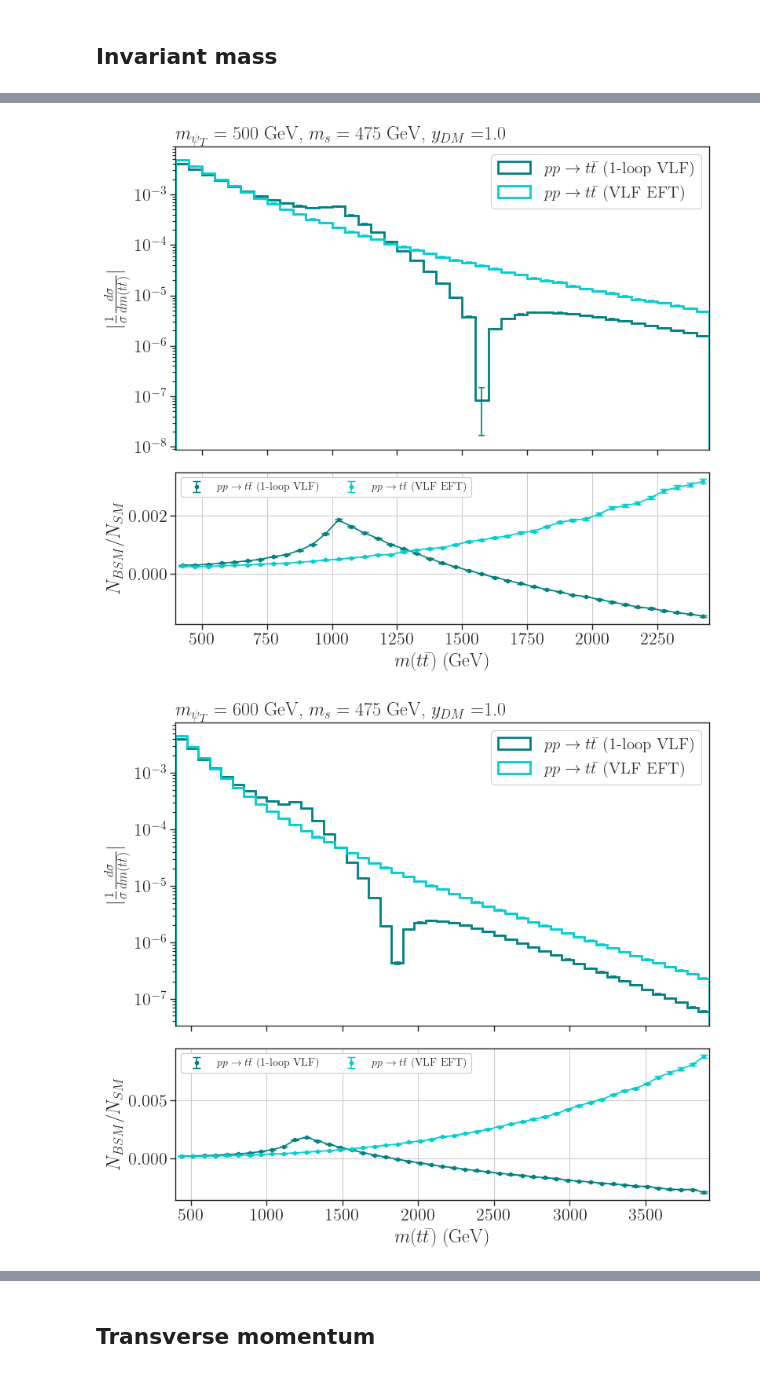
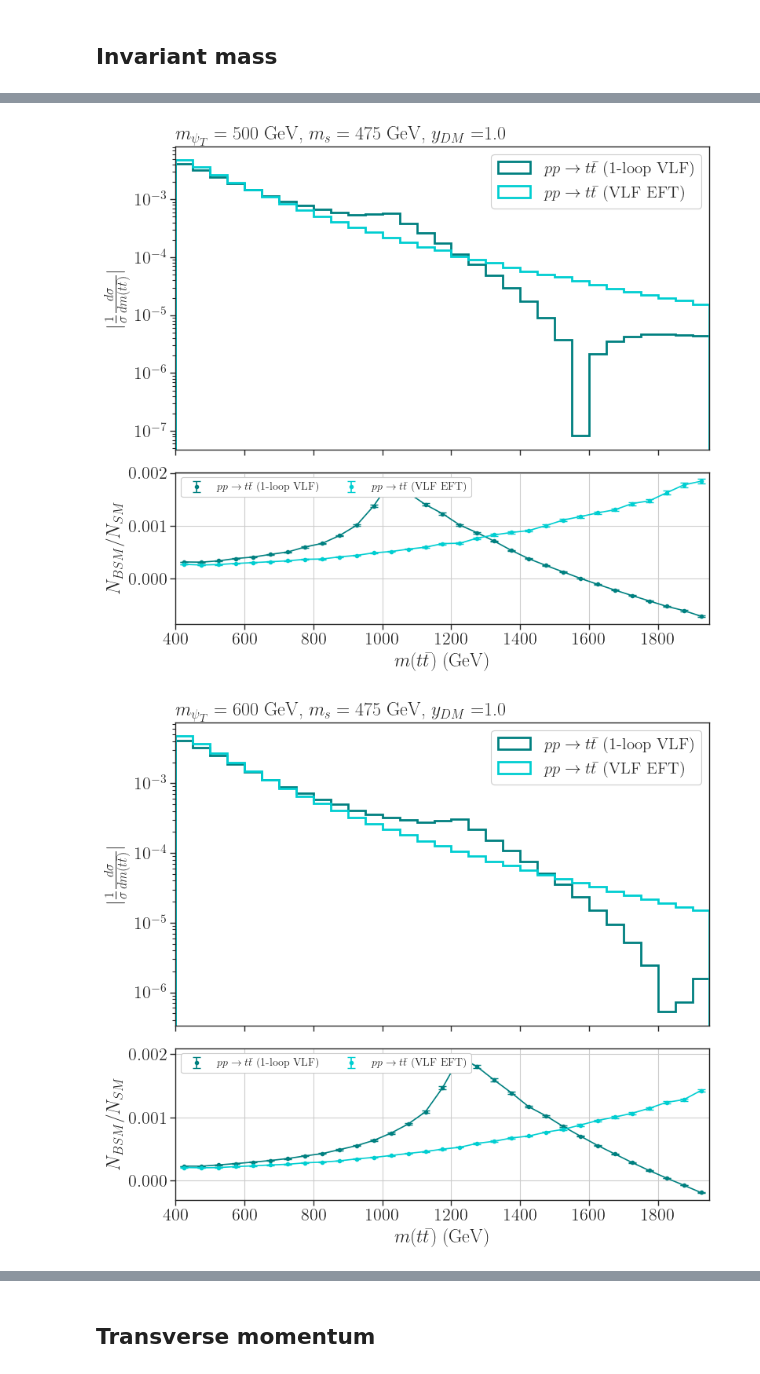
Before and after one commit to viniciusrocca/EFT_ToyModel, a Jupyter notebook: Plots/Distributions_exp_bias.ipynb, the cells around one changed output, grey strips where cells are left out. Saved outputs shown, nothing was run; the diff lists cells and outputs as text; code cells hidden in the pictures.

Commit message:
Fixed the normalization of the histograms in the article distributions

```diff
--- a/Plots/Distributions_exp_bias.ipynb
+++ b/Plots/Distributions_exp_bias.ipynb
@@ -218,9 +218,12 @@ for i in range(0, len(data), 4):
         else:
             process = d['process']
             model = d['model']
+            if model == '1-loop VLF':
+                pmodels.append(r'%s (%s)' %(process,'1-loop'))
+            elif model == 'VLF EFT':
+                pmodels.append(r'%s (%s)' %(process,'EFT'))
             weights = d['weights']
             print('Model: %s, mPsiT: %.1d, mSDM: %1.d, nevents: %.1d' % (d['model'], mPsiT,mSDM, d['nevents']))
-            pmodels.append(r'%s (%s)' %(process,model))
             label = pmodels[-1]
             labels.append(label)
             c.append(selectColor(model,process))
@@ -887,9 +892,12 @@ for i in range(0, len(data), 4):
         else:
             process = d['process']
             model = d['model']
+            if model == '1-loop VLF':
+                pmodels.append(r'%s (%s)' %(process,'1-loop'))
+            elif model == 'VLF EFT':
+                pmodels.append(r'%s (%s)' %(process,'EFT'))
             weights = d['weights']
             print('Model: %s, mPsiT: %.1d, mSDM: %1.d, nevents: %.1d' % (d['model'], mPsiT,mSDM, d['nevents']))
-            pmodels.append(r'%s (%s)' %(process,model))
             label = pmodels[-1]
             labels.append(label)
             c.append(selectColor(model,process))
@@ -1263,12 +1271,19 @@ for i in range(0, len(data), 4):
     #Defining the binning according to the BSM masses
     # Defining the binning
     bins = np.arange(400., 3000., 50.)
-    if mPsiT < 600:
-        bins = np.arange(400., 2500., 50.)
-    elif mPsiT < 1000:
-        bins = np.arange(400., 4000., 75.)
+    if mPsiT < 800.0:
+        #bins = np.arange(400.,1550.,35.)
+        bins = np.arange(400.,2000.,50.)
+    elif mPsiT <= 1250:
+        bins = np.arange(400.,2000.,50.)
+    elif mPsiT <=2000:
+        bins = np.arange(400.,5300.,100.)
+    elif mPsiT <=3000:
+        bins = np.arange(400.,3300.,50.)
+    elif mPsiT <= 7000:
+        bins = np.arange(1000.,4300.,100.)
     else:
-        bins = np.arange(400., 5050., 100.)
+        bins = np.arange(1000.,5300.,100.)
 
     #SM plot arrays
     labels_sm = []
@@ -1349,8 +1364,8 @@ for i in range(0, len(data), 4):
         y = aux[0]
         # Propagating the error
         yErr = abs(y) * np.sqrt((hErr/h)**2 + np.sum(hErr**2) / (np.sum(h)**2))
-        axarr[0].errorbar(x, y, yerr=yErr,
-                    color=color, fmt='none', capsize=3, capthick=1.2, barsabove=True)
+        #axarr[0].errorbar(x, y, yerr=yErr,
+         #           color=color, fmt='none', capsize=3, capthick=1.2, barsabove=True)
 
 
 
@@ -1414,6 +1429,8 @@ for i in range(0, len(data), 4):
     axarr[0].set_ylabel(r'$|\frac{1}{\sigma}\frac{d \sigma}{d m(t\bar{t})}|$')
     axarr[0].set_xlim(bins.min(),bins.max())
     #axarr[0].set_ylim(1e-8,1e-1)
+    filename = f"VVLF_mtt_pp_mPsiT_{int(mPsiT)}_mSDM_{int(mSDM)}.png"
+    plt.savefig(filename)
 
 
 
@@ -1436,2 +1453,2 @@ VLF EFT VLF EFT
-[figure, old version]
+[figure, new version]
-[figure, old version]
+[figure, new version]
```
Also changed, not shown: parts of 9 cells of this notebook, 1 other file.
